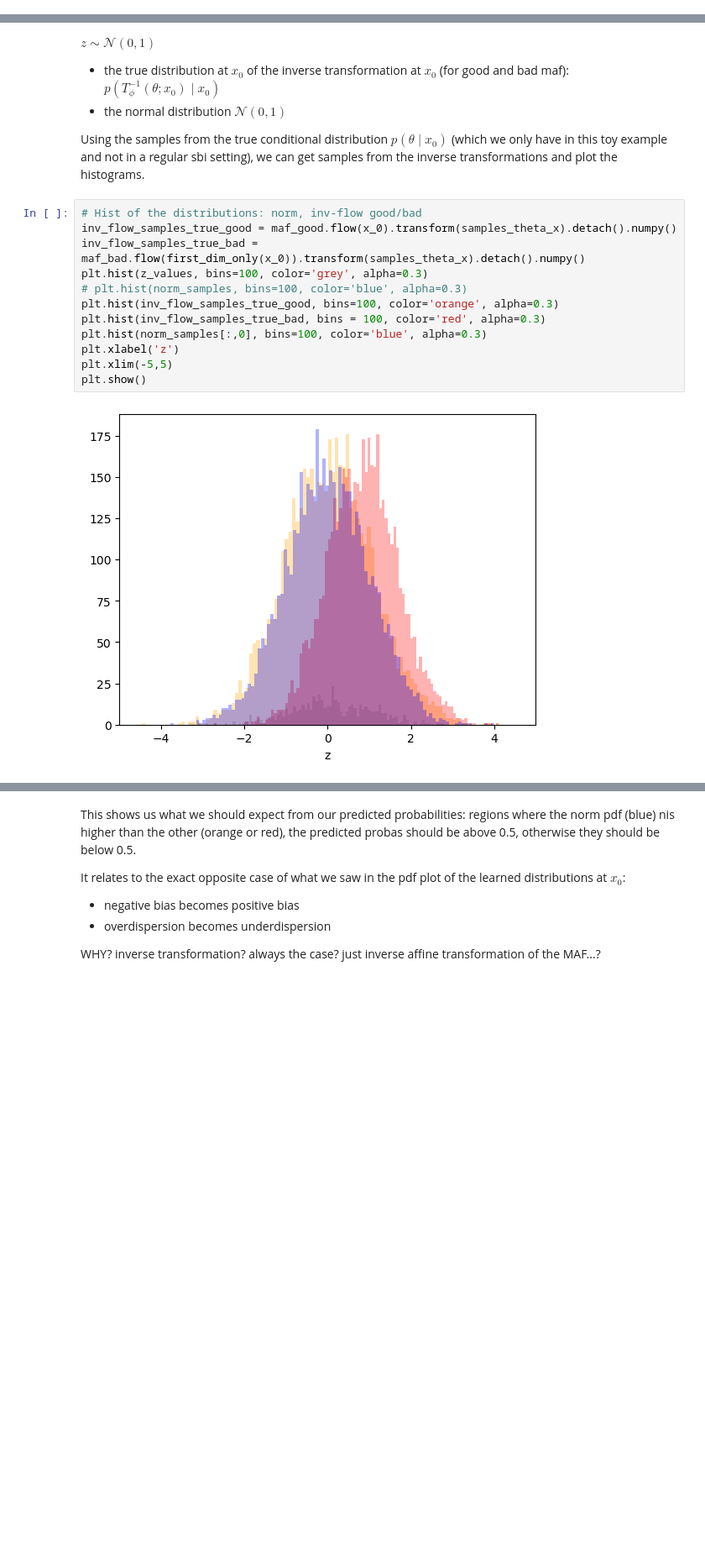
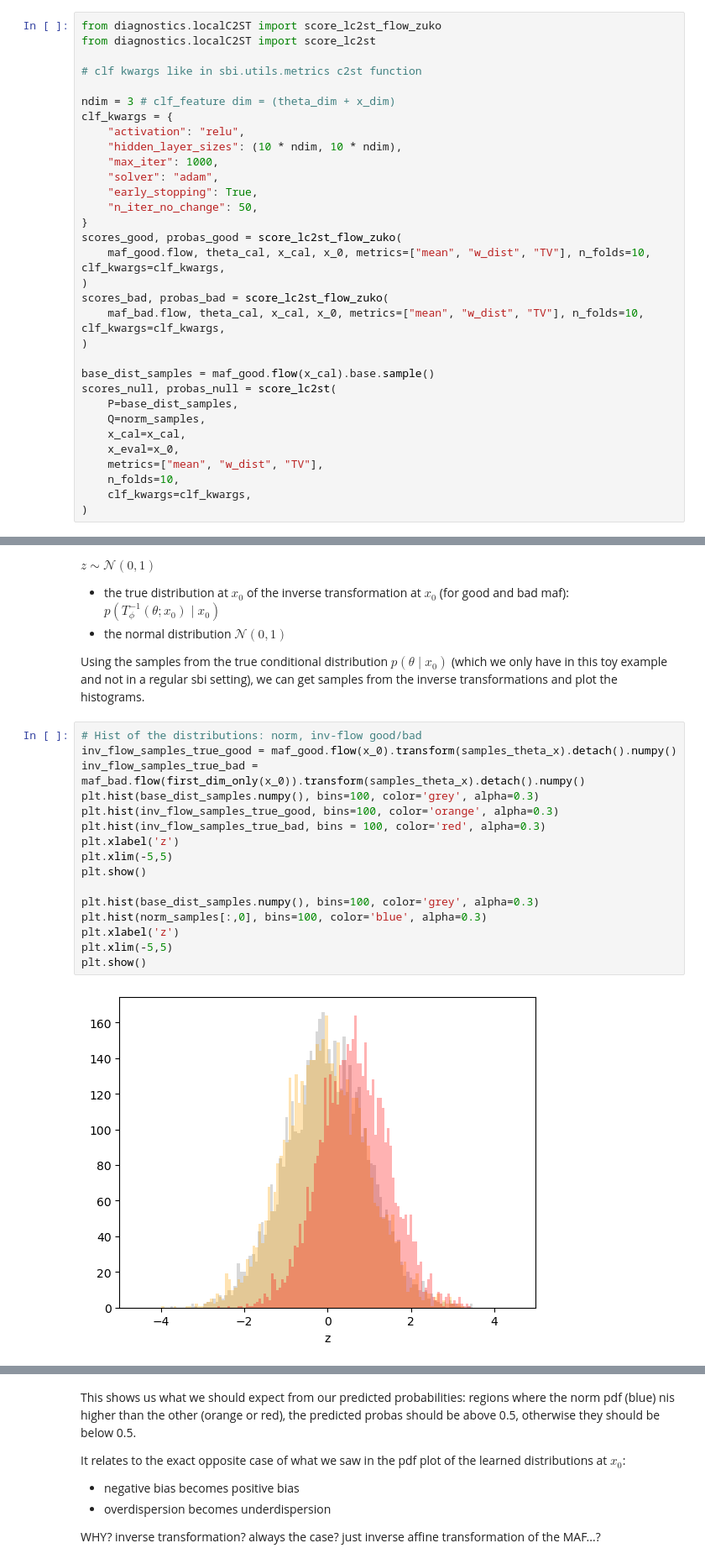
Before and after one commit to JuliaLinhart/valDiags_flows, a Jupyter notebook: notebooks/Local_C2ST_example_1D_lampe.ipynb, the cells around one changed output, grey strips where cells are left out. Shown at 84% size. Saved outputs shown, nothing was run; the diff lists cells and outputs as text; blank space fills up the shorter version.

```diff
--- a/notebooks/Local_C2ST_example_1D_lampe.ipynb
+++ b/notebooks/Local_C2ST_example_1D_lampe.ipynb
@@ -320,3 +304,35 @@ scores_bad, probas_bad = score_lc2st_flow(maf_bad.flow, theta_cal, x_cal, x_0, [
+# %%
+from diagnostics.localC2ST import score_lc2st_flow_zuko
+from diagnostics.localC2ST import score_lc2st
+
+# clf kwargs like in sbi.utils.metrics c2st function
+
+ndim = 3 # clf_feature dim = (theta_dim + x_dim)
+clf_kwargs = {
+    "activation": "relu",
+    "hidden_layer_sizes": (10 * ndim, 10 * ndim),
+    "max_iter": 1000,
+    "solver": "adam",
+    "early_stopping": True,
+    "n_iter_no_change": 50,
+}
+scores_good, probas_good = score_lc2st_flow_zuko(
+    maf_good.flow, theta_cal, x_cal, x_0, metrics=["mean", "w_dist", "TV"], n_folds=10, clf_kwargs=clf_kwargs,
+)
+scores_bad, probas_bad = score_lc2st_flow_zuko(
+    maf_bad.flow, theta_cal, x_cal, x_0, metrics=["mean", "w_dist", "TV"], n_folds=10, clf_kwargs=clf_kwargs,
+)
+
+base_dist_samples = maf_good.flow(x_cal).base.sample()
+scores_null, probas_null = score_lc2st(
+    P=base_dist_samples,
+    Q=norm_samples,
+    x_cal=x_cal,
+    x_eval=x_0,
+    metrics=["mean", "w_dist", "TV"],
+    n_folds=10,
+    clf_kwargs=clf_kwargs,
+)
 # %%
 print('mean:')
 print('good:', np.mean(scores_good['mean']).__round__(2), '+/-', np.std(scores_good['mean']).__round__(2))
@@ -535,14 +522,18 @@ Using the samples from the true conditional distribution $p(\theta \mid x_0)$ (w
 # %%
 # Hist of the distributions: norm, inv-flow good/bad
 inv_flow_samples_true_good = maf_good.flow(x_0).transform(samples_theta_x).detach().numpy()
 inv_flow_samples_true_bad = maf_bad.flow(first_dim_only(x_0)).transform(samples_theta_x).detach().numpy()
-plt.hist(z_values, bins=100, color='grey', alpha=0.3)
-# plt.hist(norm_samples, bins=100, color='blue', alpha=0.3)
+plt.hist(base_dist_samples.numpy(), bins=100, color='grey', alpha=0.3)
 plt.hist(inv_flow_samples_true_good, bins=100, color='orange', alpha=0.3)
 plt.hist(inv_flow_samples_true_bad, bins = 100, color='red', alpha=0.3)
+plt.xlabel('z')
+plt.xlim(-5,5)
+plt.show()
+
+plt.hist(base_dist_samples.numpy(), bins=100, color='grey', alpha=0.3)
 plt.hist(norm_samples[:,0], bins=100, color='blue', alpha=0.3)
 plt.xlabel('z')
 plt.xlim(-5,5)
 plt.show()
 # %% [output]
-[figure, old version]
+[figure, new version]
```
Also changed, not shown: parts of 18 cells of this notebook, 1 other file.
